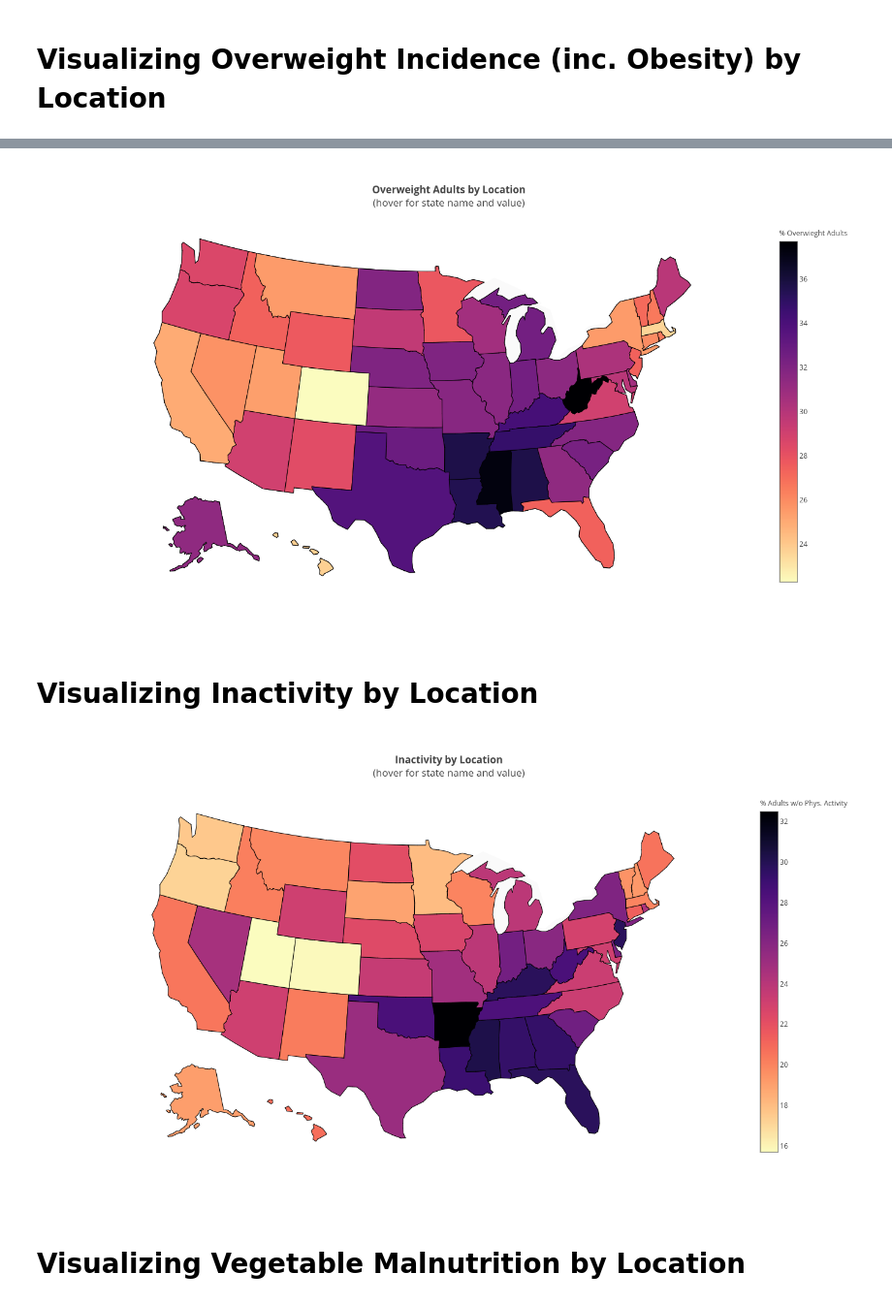
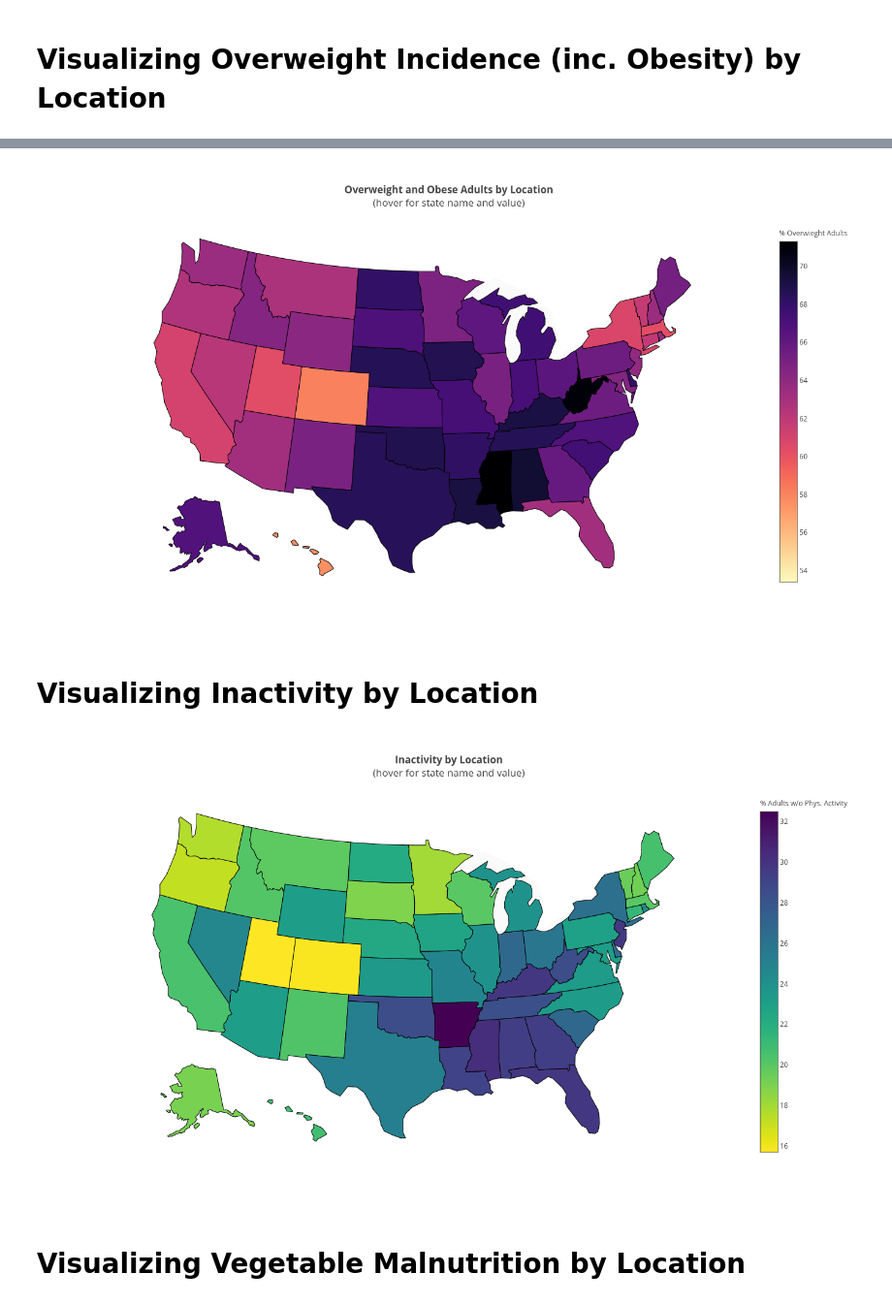
Before and after one commit to alankritjoshi/cs6220f17project2, a Jupyter notebook: 02_working/process_dataset.ipynb, the cells around one changed output, grey strips where cells are left out. Shown at 97% size. Cells and saved outputs as stored; diff of their text form; code cells hidden in the pictures.

Commit message:
Fix overweight plot and changed color scheme for inactive plot⚒

```diff
--- a/02_working/process_dataset.ipynb
+++ b/02_working/process_dataset.ipynb
@@ -225,11 +203,12 @@ overwieght_obesity_data
 # %%
-fig = plot_basic(overwieght_obesity_data,
-           'Overweight Adults by Location',
+fig = plot_basic(overweight_data_by_state,
+           'Overweight and Obese Adults by Location',
            '% Overwieght Adults',
            'd3-overweight')
 show_on_notebook(fig)
+save_plot(fig, 'd3-overweight')
 # %% [output]
-[figure, old version]
+[figure, new version]
 # %% [markdown]
 # Visualizing Inactivity by Location
 # %%
@@ -238,11 +217,13 @@ inactivity_data_by_state = get_total_incidence_table(data_2016, "% No Phys. Acti
 # %%
 fig = plot_basic(inactivity_data_by_state,
            'Inactivity by Location',
            '% Adults w/o Phys. Activity',
-           'd3-inactive')
+           'd3-inactive', viridis)
+
 show_on_notebook(fig)
+save_plot(fig, 'd3-inactive')
 # %% [output]
-[figure, old version]
+[figure, new version]
 # %% [markdown]
 # Visualizing Vegetable Malnutrition by Location
 # %%
```
Also changed, not shown: parts of 4 cells of this notebook, 2 other files.
